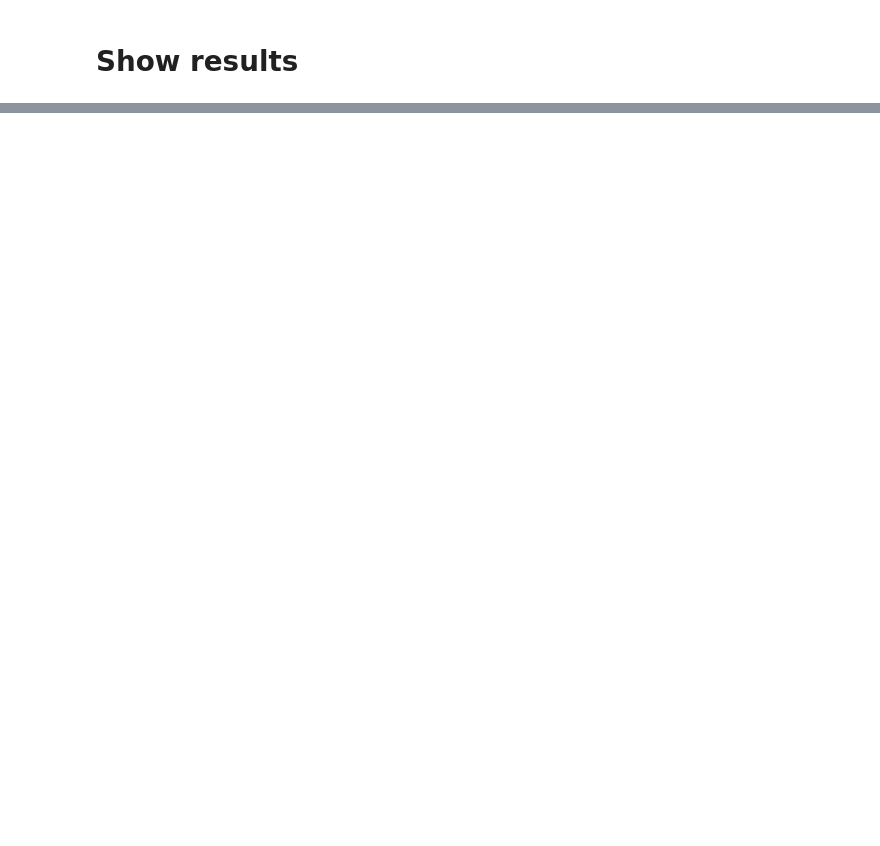
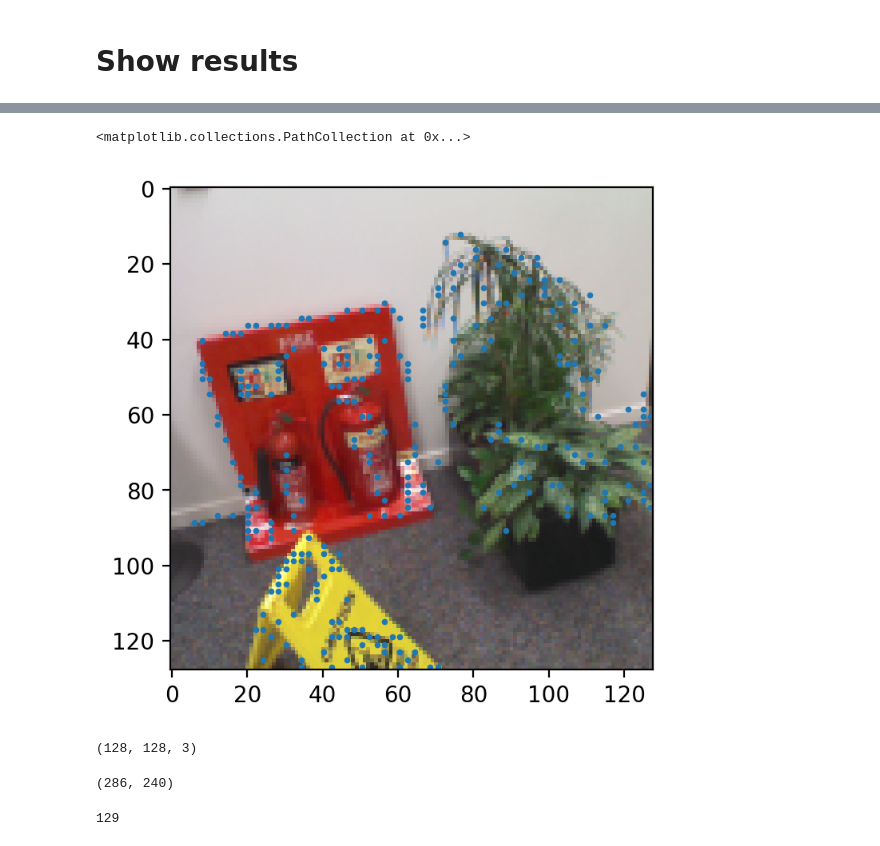
Before and after one commit to Enkrl-last/sparse-feature-pyramid, a Jupyter notebook: notebook/sparse_feature_pyramid_model.ipynb, the cells around one changed output, grey strips where cells are left out. Cells and saved outputs as stored; diff of their text form; code cells hidden in the pictures; blank space fills up the shorter version.

```diff
--- a/notebook/sparse_feature_pyramid_model.ipynb
+++ b/notebook/sparse_feature_pyramid_model.ipynb
@@ -179,0 +316,22 @@ task.close()
+# %%
+# keypoints1, descriptors1 = get_descriptors_and_keypoints(output, 0, 1)
+# keypoints2, descriptors2 = get_descriptors_and_keypoints(output, 30, 1)
+# keypoints1, descriptors1 = get_interpolated_descriptors_and_keypoints(output, 0, 1, [1, 2, 3, 4])
+# keypoints2, descriptors2 = get_interpolated_descriptors_and_keypoints(output, 30, 1, [1, 2, 3, 4])
+keypoints1, descriptors1 = get_interpolated_descriptors_and_keypoints(output, 0, 1, [1, 2, 3, 4])
+keypoints2, descriptors2 = get_interpolated_descriptors_and_keypoints(output, 30, 1, [1, 2, 3, 4])
+# %%
+plt.figure(dpi=200)
+plt.imshow(input_image)
+plt.scatter(keypoints1[:, 0], keypoints1[:, 1], s=3)
+# %% [output]
+<matplotlib.collections.PathCollection at 0x...>
+[figure, added]
+# %%
+input_image.shape
+# %% [output]
+(128, 128, 3)
+# %%
+descriptors1.shape
+# %% [output]
+(286, 240)
@@ -179,0 +340,5 @@ task.close()
+# %%
+matches = matcher.match_descriptors(descriptors1, descriptors2)
+len(matches)
+# %% [output]
+129
```
Also changed, not shown: parts of 50 cells of this notebook, 3 other files.
